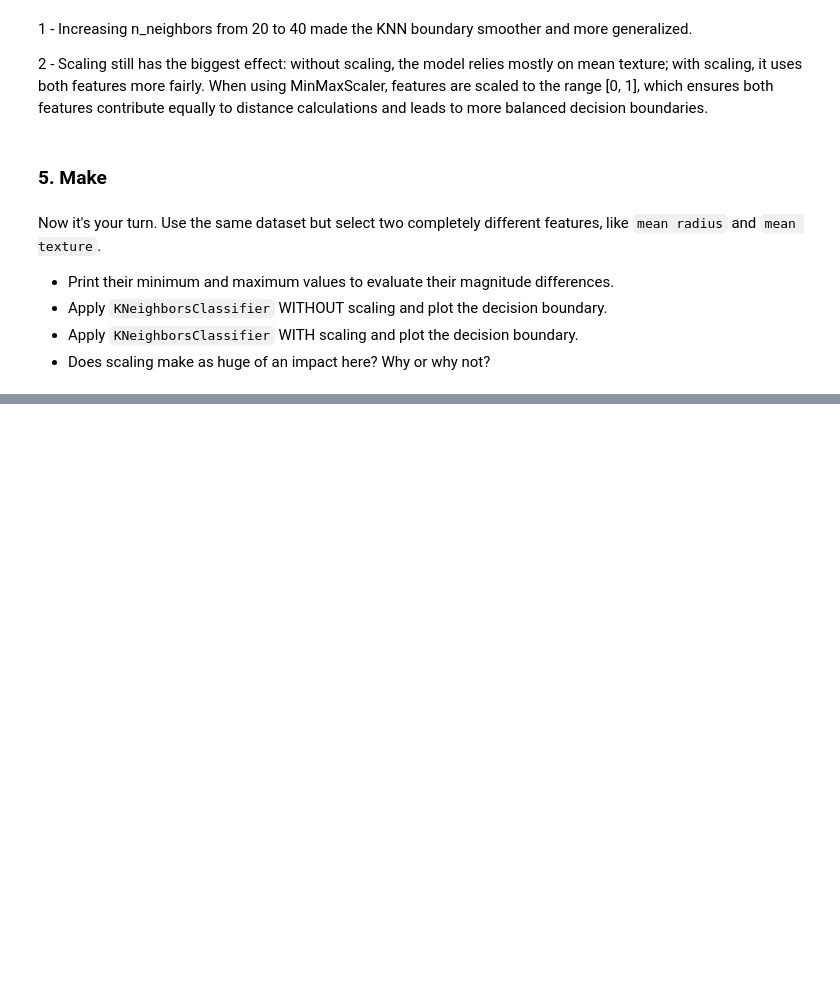
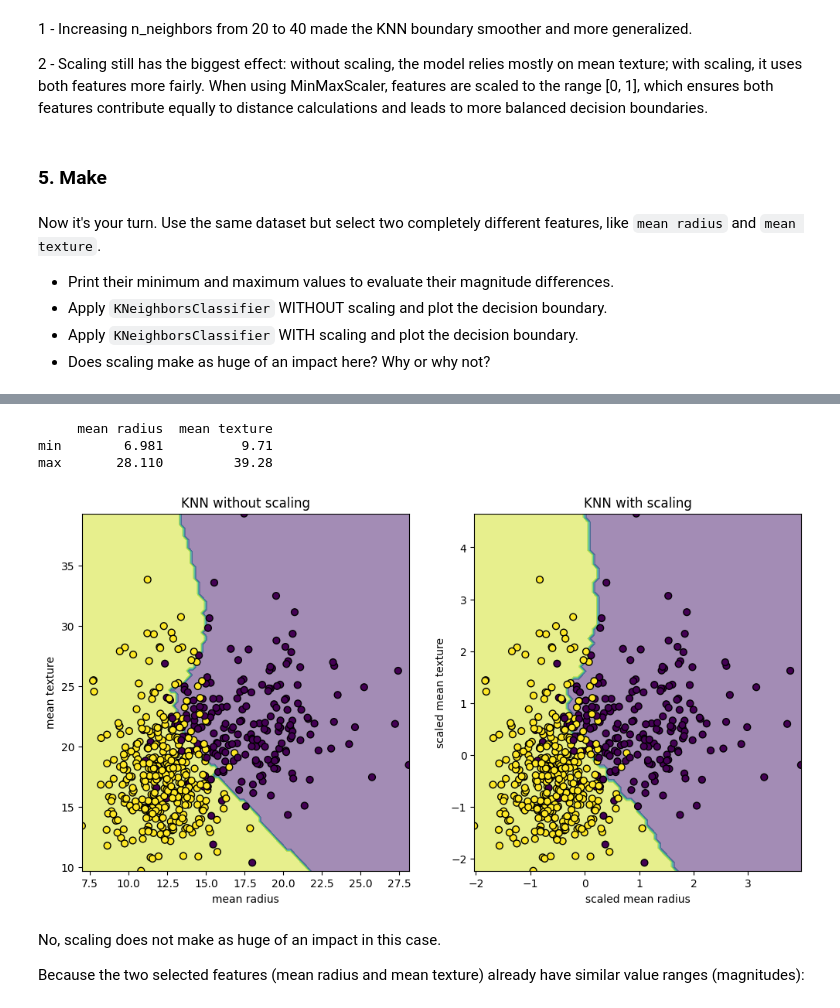
Before and after one commit to ibtihalalf/Sdaia-Bootcamp, a Jupyter notebook: Week3/M2/01_scaling_knn.ipynb, the cells around one changed output, grey strips where cells are left out. Cells and saved outputs as stored; diff of their text form; code cells hidden in the pictures; blank space fills up the shorter version.

```diff
--- a/Week3/M2/01_scaling_knn.ipynb
+++ b/Week3/M2/01_scaling_knn.ipynb
@@ -193,0 +218,49 @@ Now it's your turn. Use the same dataset but select two completely different fea
+# %%
+features = ["mean radius" ,"mean texture"]
+X = X[features]
+print(X.agg(["min", "max"]))
+# %% [output]
+     mean radius  mean texture
+min        6.981          9.71
+max       28.110         39.28
+# %%
+scalar = StandardScaler()
+X_scaled = pd.DataFrame(
+    scalar.fit_transform(X),
+    columns = X.columns
+)
+# %%
+clf = KNeighborsClassifier(n_neighbors = 40)
+# %%
+def fit_and_plot_model(X_data , y_data , clf , ax):
+  clf.fit(X_data , y_data)
+  disp = DecisionBoundaryDisplay.from_estimator(
+      clf,
+      X_data,
+      response_method="predict",
+      alpha = 0.5,
+      ax=ax
+  )
+
+  disp.ax_.scatter(X_data[features[0]], X_data[features[1]], c=y_data, s=40, edgecolor="k")
+  disp.ax_.set_xlim((X_data[features[0]].min(), X_data[features[0]].max()))
+  disp.ax_.set_ylim((X_data[features[1]].min(), X_data[features[1]].max()))
+  return disp.ax_
+# %%
+fig, (ax1, ax2) = plt.subplots(ncols=2, figsize=(12, 6))
+
+fit_and_plot_model(X, y, clf, ax1)
+ax1.set_title("KNN without scaling")
+
+fit_and_plot_model(X_scaled, y, clf, ax2)
+ax2.set_xlabel(f"scaled {features[0]}")
+ax2.set_ylabel(f"scaled {features[1]}")
+_ = ax2.set_title("KNN with scaling")
+
+plt.show()
+# %% [output]
+[figure, added]
+# %% [markdown]
+No, scaling does not make as huge of an impact in this case.
+
+Because the two selected features (mean radius and mean texture) already have similar value ranges (magnitudes):
```
Also changed, not shown: parts of 3 cells of this notebook.
